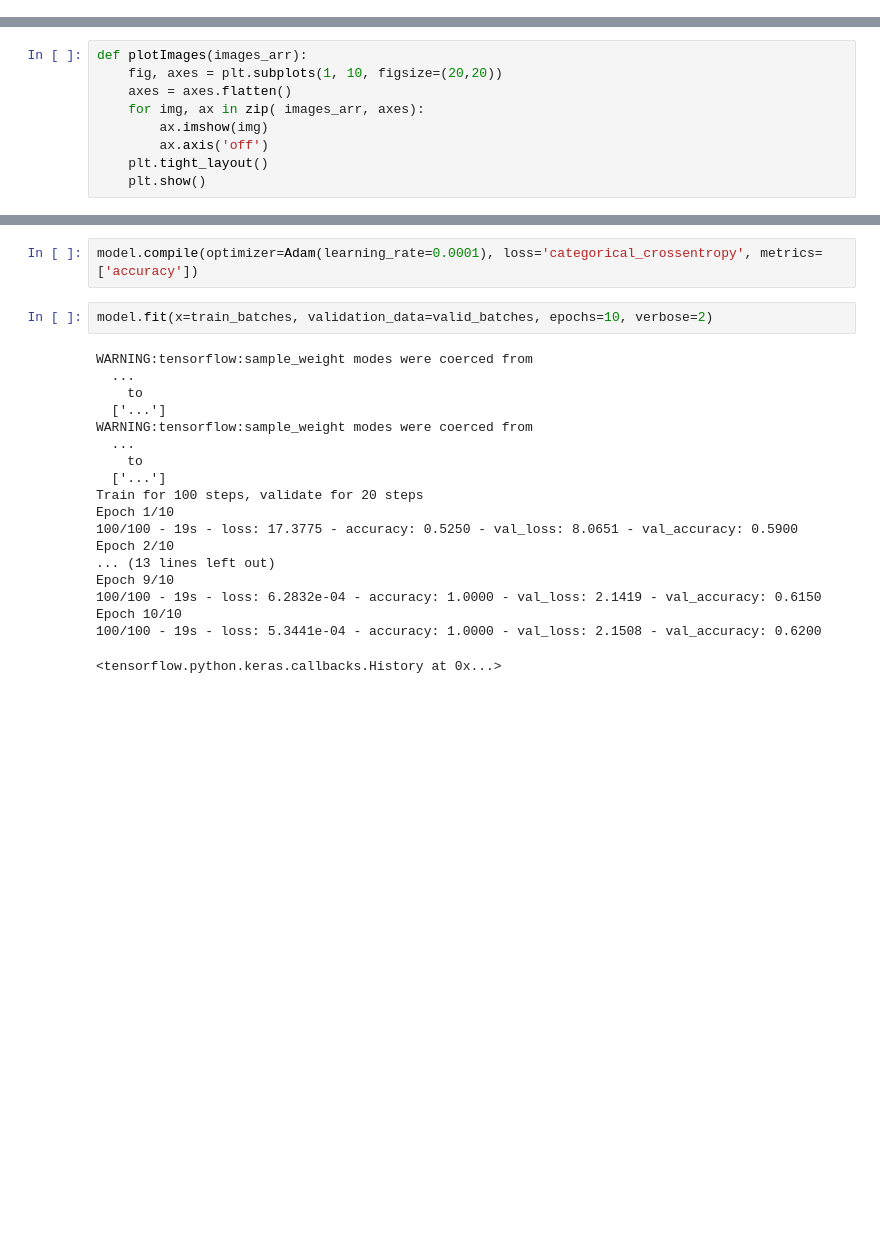
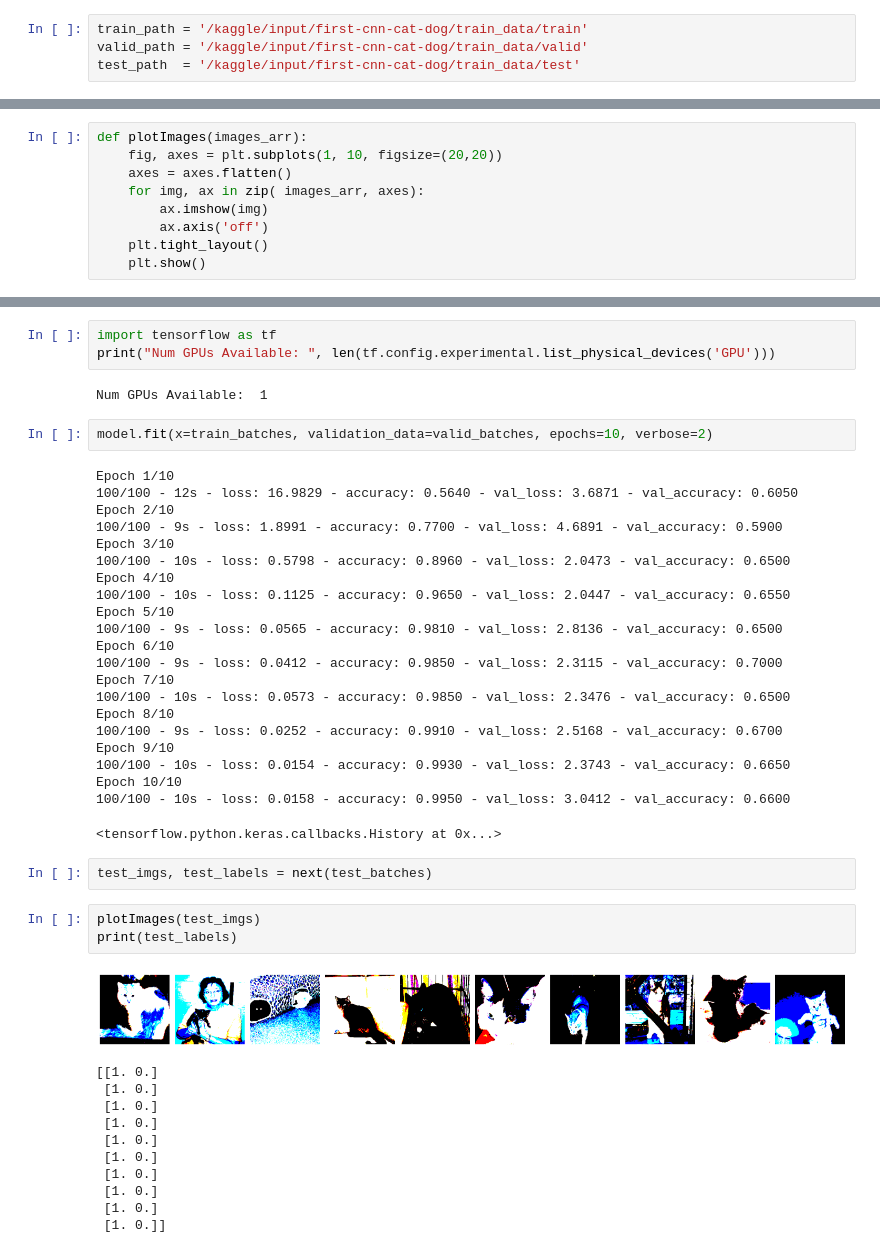
Before and after one commit to christianjeromeilustre/EmbeddedSystem-design, a Jupyter notebook: MachineLearning/project/04_cat_and_dog/cat_dog_vgg16.ipynb, the cells around one changed output, grey strips where cells are left out. Cells and saved outputs as stored; diff of their text form; blank space fills up the shorter version.

```diff
--- a/MachineLearning/project/04_cat_and_dog/cat_dog_vgg16.ipynb
+++ b/MachineLearning/project/04_cat_and_dog/cat_dog_vgg16.ipynb
@@ -52,3 +48,7 @@ test_path  = '/Users/mac/work/cv_learning/data/dogs-vs-cats/train_data/test'
+# %%
+train_path = '/kaggle/input/first-cnn-cat-dog/train_data/train'
+valid_path = '/kaggle/input/first-cnn-cat-dog/train_data/valid'
+test_path  = '/kaggle/input/first-cnn-cat-dog/train_data/test'
 # %%
 train_batches = ImageDataGenerator(preprocessing_function=tf.keras.applications.vgg16.preprocess_input) \
     .flow_from_directory(directory=train_path, target_size=(224,224), classes=['cat', 'dog'], batch_size=10)
@@ -128,26 +120,49 @@ Total params: 420,802
 Trainable params: 420,802
 Non-trainable params: 0
 _________________________________________________________________
-# %%
-model.compile(optimizer=Adam(learning_rate=0.0001), loss='categorical_crossentropy', metrics=['accuracy'])
+# %%
+import tensorflow as tf
+print("Num GPUs Available: ", len(tf.config.experimental.list_physical_devices('GPU')))
+# %% [output]
+Num GPUs Available:  1
 # %%
 model.fit(x=train_batches, validation_data=valid_batches, epochs=10, verbose=2)
 # %% [output]
-WARNING:tensorflow:sample_weight modes were coerced from
-  ...
-    to
-  ['...']
-WARNING:tensorflow:sample_weight modes were coerced from
-  ...
-    to
-  ['...']
-Train for 100 steps, validate for 20 steps
 Epoch 1/10
-100/100 - 19s - loss: 17.3775 - accuracy: 0.5250 - val_loss: 8.0651 - val_accuracy: 0.5900
+100/100 - 12s - loss: 16.9829 - accuracy: 0.5640 - val_loss: 3.6871 - val_accuracy: 0.6050
 Epoch 2/10
-... (13 lines left out)
+100/100 - 9s - loss: 1.8991 - accuracy: 0.7700 - val_loss: 4.6891 - val_accuracy: 0.5900
+Epoch 3/10
+100/100 - 10s - loss: 0.5798 - accuracy: 0.8960 - val_loss: 2.0473 - val_accuracy: 0.6500
+Epoch 4/10
+100/100 - 10s - loss: 0.1125 - accuracy: 0.9650 - val_loss: 2.0447 - val_accuracy: 0.6550
+Epoch 5/10
+100/100 - 9s - loss: 0.0565 - accuracy: 0.9810 - val_loss: 2.8136 - val_accuracy: 0.6500
+Epoch 6/10
+100/100 - 9s - loss: 0.0412 - accuracy: 0.9850 - val_loss: 2.3115 - val_accuracy: 0.7000
+Epoch 7/10
+100/100 - 10s - loss: 0.0573 - accuracy: 0.9850 - val_loss: 2.3476 - val_accuracy: 0.6500
+Epoch 8/10
+100/100 - 9s - loss: 0.0252 - accuracy: 0.9910 - val_loss: 2.5168 - val_accuracy: 0.6700
 Epoch 9/10
-100/100 - 19s - loss: 6.2832e-04 - accuracy: 1.0000 - val_loss: 2.1419 - val_accuracy: 0.6150
+100/100 - 10s - loss: 0.0154 - accuracy: 0.9930 - val_loss: 2.3743 - val_accuracy: 0.6650
 Epoch 10/10
-100/100 - 19s - loss: 5.3441e-04 - accuracy: 1.0000 - val_loss: 2.1508 - val_accuracy: 0.6200
+100/100 - 10s - loss: 0.0158 - accuracy: 0.9950 - val_loss: 3.0412 - val_accuracy: 0.6600
 <tensorflow.python.keras.callbacks.History at 0x...>
+# %%
+test_imgs, test_labels = next(test_batches)
+# %%
+plotImages(test_imgs)
+print(test_labels)
+# %% [output]
+[figure, added]
+[[1. 0.]
+ [1. 0.]
+ [1. 0.]
+ [1. 0.]
+ [1. 0.]
+ [1. 0.]
+ [1. 0.]
+ [1. 0.]
+ [1. 0.]
+ [1. 0.]]
```
Also changed, not shown: parts of 11 cells of this notebook.
